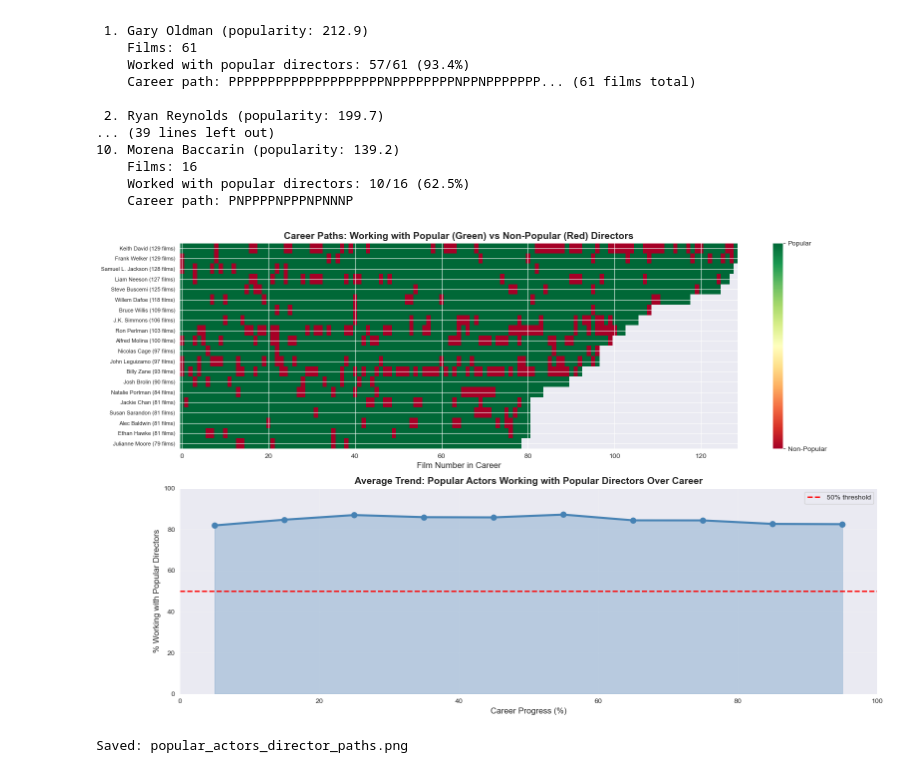
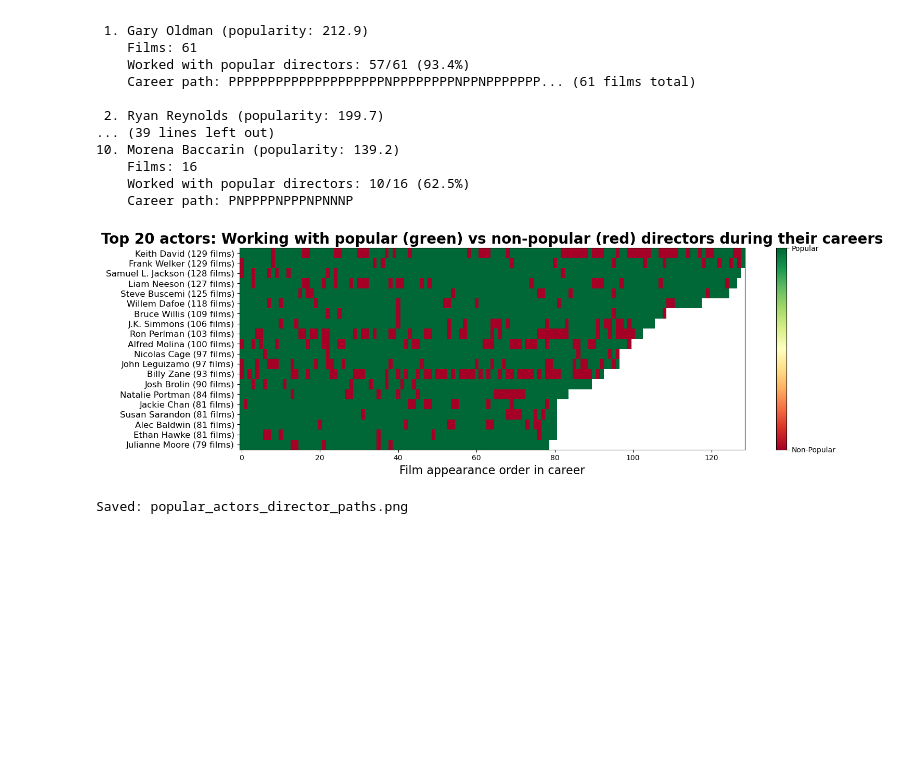
Before and after one commit to dh-anna/Social_Graph_Final_Project, a Jupyter notebook: Director_Director_Graph/Director_Director_Graph.ipynb, the cells around one changed output. Drawn from its saved outputs; the diff is of its cells as text; code cells hidden in the pictures; blank space fills up the shorter version.

Commit message:
feat: director-director cleanup

```diff
--- a/Director_Director_Graph/Director_Director_Graph.ipynb
+++ b/Director_Director_Graph/Director_Director_Graph.ipynb
@@ -713,86 +672,44 @@ Popular actors: director path
 from matplotlib import pyplot as plt
 
 # Visualize career paths for top 20 popular actors
-fig, axes = plt.subplots(2, 1, figsize=(16, 10))
+fig, axes = plt.subplots(1, 1, figsize=(15, 5))
 
 # Plot 1: Heatmap of director popularity over career
-ax1 = axes[0]
+ax1 = axes
 
 # Select top 20 actors with longest careers for visualization
 top_20_by_films = sorted(actor_paths.items(),
                          key=lambda x: x[1]['num_films'],
                          reverse=True)[:20]
 
 # Create matrix: rows = actors, columns = film number
 max_films = max(data['num_films'] for _, data in top_20_by_films)
 matrix = np.full((len(top_20_by_films), max_films), np.nan)
 
 actor_labels = []
 for i, (actor, data) in enumerate(top_20_by_films):
     actor_labels.append(f"{actor[:20]} ({data['num_films']} films)")
     for j, step in enumerate(data['path']):
         matrix[i, j] = 1 if step['is_popular'] else 0
 
 # Create heatmap
 im = ax1.imshow(matrix, aspect='auto', cmap='RdYlGn', vmin=0, vmax=1)
 ax1.set_yticks(range(len(actor_labels)))
-ax1.set_yticklabels(actor_labels, fontsize=8)
-ax1.set_xlabel('Film Number in Career', fontsize=12)
-ax1.set_title('Career Paths: Working with Popular (Green) vs Non-Popular (Red) Directors',
-              fontsize=14, fontweight='bold')
+ax1.set_yticklabels(actor_labels, fontsize=12)
+ax1.set_xlabel('Film appearance order in career', fontsize=16)
+ax1.set_title('Top 20 actors: Working with popular (green) vs non-popular (red) directors during their careers',
+              fontsize=20, fontweight='bold')
 
 # Add colorbar
 cbar = plt.colorbar(im, ax=ax1)
 cbar.set_ticks([0, 1])
 cbar.set_ticklabels(['Non-Popular', 'Popular'])
 
-# Plot 2: Average % working with popular directors over career progression
-ax2 = axes[1]
-
-# Normalize careers to percentage (0-100%)
-normalized_careers = []
-for actor, data in actor_paths.items():
-    if data['num_films'] >= 5:
-        path = data['path']
-        # Convert to normalized positions (0-100%)
-        for i, step in enumerate(path):
-            career_position = i / (len(path) - 1) * 100 if len(path) > 1 else 0
-            normalized_careers.append({
-                'position': career_position,
-                'is_popular': 1 if step['is_popular'] else 0
-            })
-
-# Bin by career position
-bins = np.linspace(0, 100, 11)  # 10 bins
-bin_centers = (bins[:-1] + bins[1:]) / 2
-bin_means = []
-
-for i in range(len(bins) - 1):
-    in_bin = [c['is_popular'] for c in normalized_careers
-              if bins[i] <= c['position'] < bins[i+1]]
-    if in_bin:
-        bin_means.append(np.mean(in_bin) * 100)
-    else:
-        bin_means.append(0)
-
-ax2.plot(bin_centers, bin_means, 'o-', linewidth=3, markersize=8, color='steelblue')
-ax2.fill_between(bin_centers, bin_means, alpha=0.3, color='steelblue')
-ax2.axhline(y=50, color='red', linestyle='--', linewidth=2, label='50% threshold')
-
-ax2.set_xlabel('Career Progress (%)', fontsize=12)
-ax2.set_ylabel('% Working with Popular Directors', fontsize=12)
-ax2.set_title('Average Trend: Popular Actors Working with Popular Directors Over Career',
-              fontsize=14, fontweight='bold')
-ax2.set_xlim(0, 100)
-ax2.set_ylim(0, 100)
-ax2.grid(alpha=0.3)
-ax2.legend()
-
 plt.tight_layout()
 plt.savefig('popular_actors_director_paths.png', dpi=300, bbox_inches='tight')
 plt.show()
 
 print("\nSaved: popular_actors_director_paths.png")
 # %% [output]
-[figure, old version]
+[figure, new version]
 Saved: popular_actors_director_paths.png
```
Also changed, not shown: parts of 13 cells of this notebook, 3 other files.
